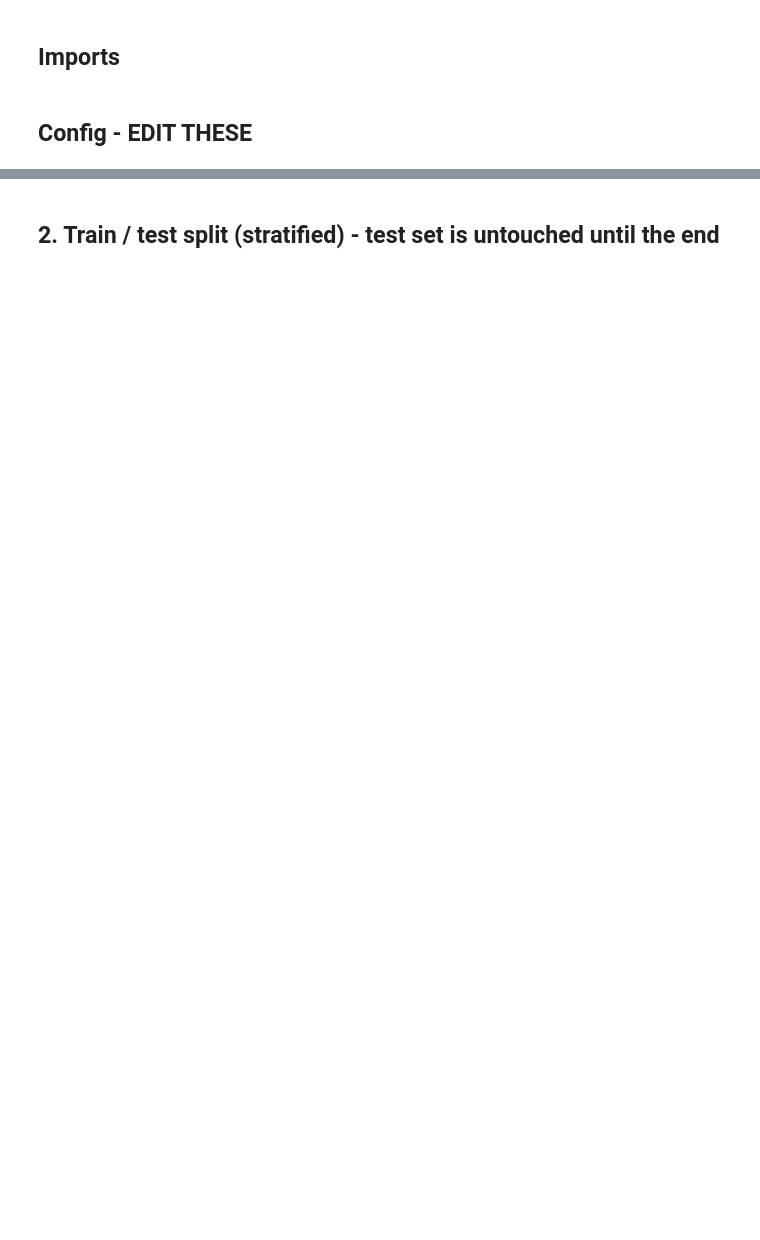
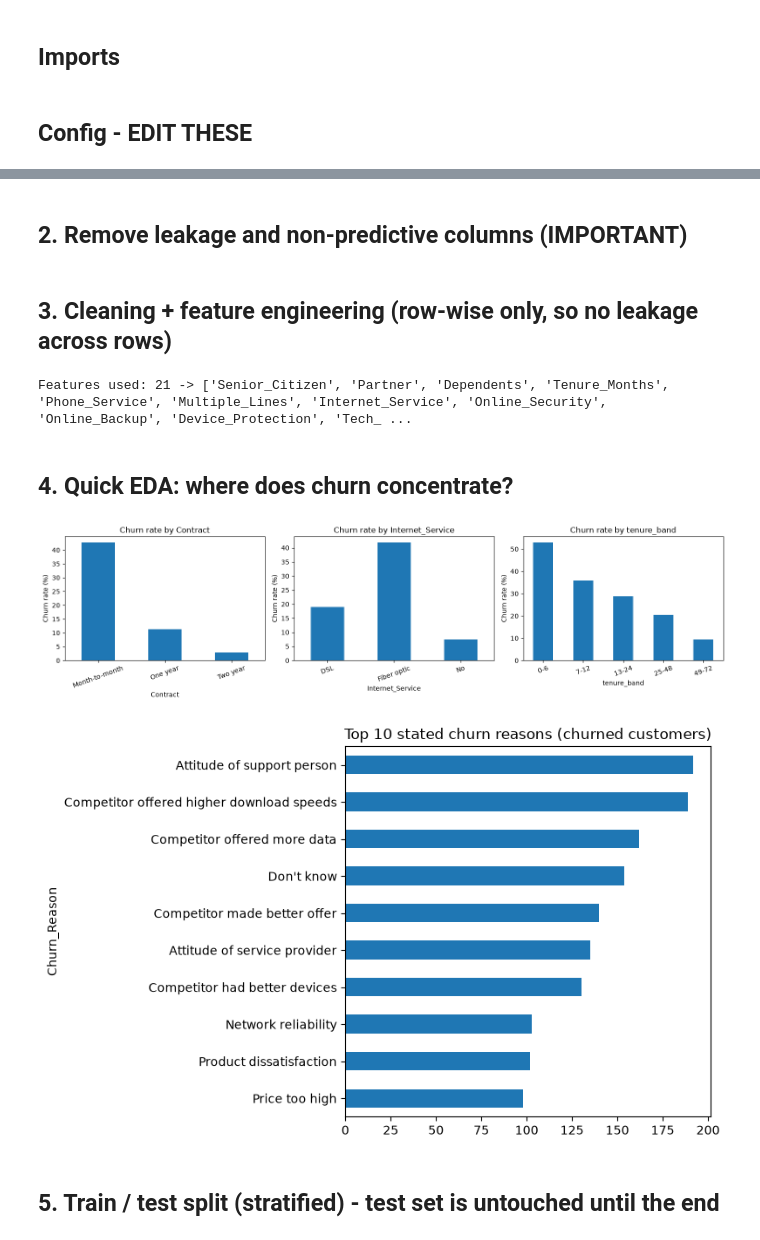
Before and after one commit to Siddhesh1206/churn-prediction, a Jupyter notebook: notebooks/02_churn_modeling.ipynb, the cells around one changed output, grey strips where cells are left out. Saved outputs shown, nothing was run; the diff lists cells and outputs as text; code cells hidden in the pictures; blank space fills up the shorter version.

```diff
--- a/notebooks/02_churn_modeling.ipynb
+++ b/notebooks/02_churn_modeling.ipynb
@@ -68,0 +57,2 @@ Features used: 21 -> ['Senior_Citizen', 'Partner', 'Dependents', 'Tenure_Months'
+# %% [markdown]
+## 2. Remove leakage and non-predictive columns  (IMPORTANT)
@@ -69,5 +76,53 @@ Features used: 21 -> ['Senior_Citizen', 'Partner', 'Dependents', 'Tenure_Months'
+# %% [markdown]
+## 3. Cleaning + feature engineering (row-wise only, so no leakage across rows)
+# %%
+# Total_Charges is blank for brand-new customers (tenure 0) -> 0
+X["Total_Charges"] = pd.to_numeric(X["Total_Charges"], errors="coerce").fillna(0)
+
+# 'No phone service' / 'No internet service' mean the same as 'No' for an add-on
+binary_cols = ["Senior_Citizen", "Partner", "Dependents", "Phone_Service",
+               "Paperless_Billing", "Multiple_Lines"]
+addons = ["Online_Security", "Online_Backup", "Device_Protection",
+          "Tech_Support", "Streaming_TV", "Streaming_Movies"]
+for c in binary_cols + addons:
+    X[c] = (X[c] == "Yes").astype(int)
+
+X["n_protection_services"] = X[["Online_Security", "Online_Backup",
+                                "Device_Protection", "Tech_Support"]].sum(axis=1)
+X["n_streaming_services"] = X[["Streaming_TV", "Streaming_Movies"]].sum(axis=1)
+X["is_new_customer"] = (X["Tenure_Months"] <= 12).astype(int)
+
+cat_cols = ["Contract", "Internet_Service", "Payment_Method"]
+num_cols = ["Tenure_Months", "Monthly_Charges", "Total_Charges"]
+passthrough_cols = [c for c in X.columns if c not in cat_cols + num_cols]
+print("Features used:", X.shape[1], "->", list(X.columns))
+# %% [output]
+Features used: 21 -> ['Senior_Citizen', 'Partner', 'Dependents', 'Tenure_Months', 'Phone_Service', 'Multiple_Lines', 'Internet_Service', 'Online_Security', 'Online_Backup', 'Device_Protection', 'Tech_ ...
+# %% [markdown]
+## 4. Quick EDA: where does churn concentrate?
+# %%
+eda = X.assign(churned=y.values)
+eda["tenure_band"] = pd.cut(eda["Tenure_Months"], [-1, 6, 12, 24, 48, 72],
+                            labels=["0-6", "7-12", "13-24", "25-48", "49-72"])
+fig, axes = plt.subplots(1, 3, figsize=(15, 4))
+for ax, col in zip(axes, ["Contract", "Internet_Service", "tenure_band"]):
+    eda.groupby(col, observed=True)["churned"].mean().mul(100).plot.bar(ax=ax, rot=20)
+    ax.set_ylabel("Churn rate (%)")
+    ax.set_title(f"Churn rate by {col}")
+plt.tight_layout()
+plt.savefig(OUT_DIR / "eda_churn_rates.png", dpi=150)
+plt.show()
+
+top_reasons = reasons.value_counts().head(10).sort_values()
+top_reasons.plot.barh(figsize=(8, 5), title="Top 10 stated churn reasons (churned customers)")
+plt.tight_layout()
+plt.savefig(OUT_DIR / "churn_reasons.png", dpi=150)
+plt.show()
+# %% [output]
+[figure, added]
+[figure, added]
 # %% [markdown]
-## 2. Train / test split (stratified) - test set is untouched until the end
+## 5. Train / test split (stratified) - test set is untouched until the end
 # %%
 X_train, X_test, y_train, y_test = train_test_split(
     X, y, test_size=0.2, stratify=y, random_state=RANDOM_STATE
```
Also changed, not shown: parts of 17 cells of this notebook, 25 other files.
